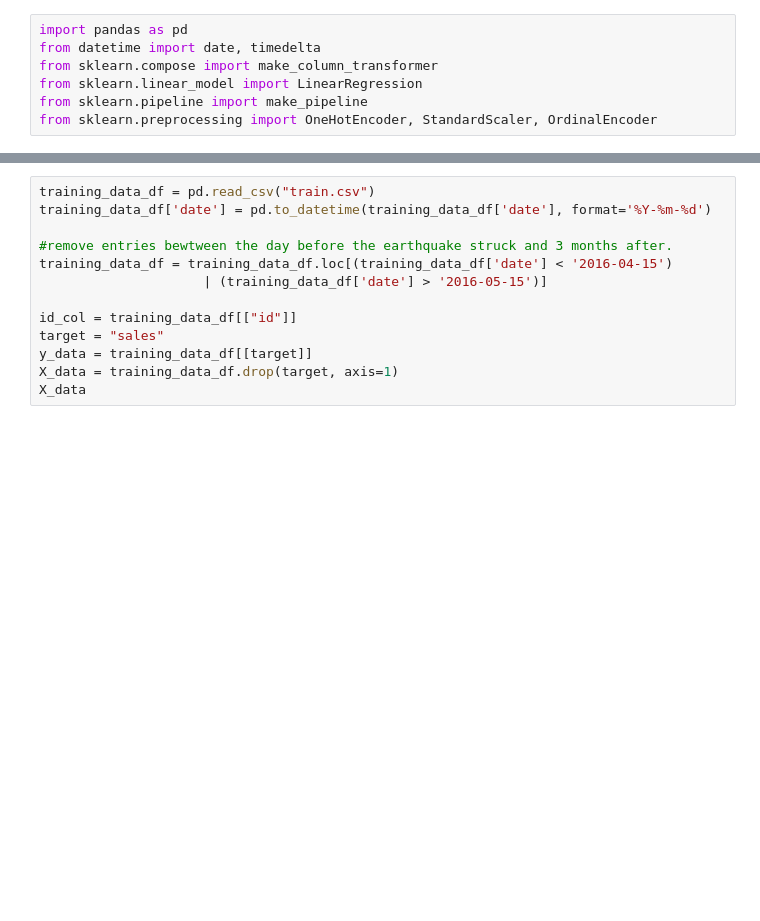
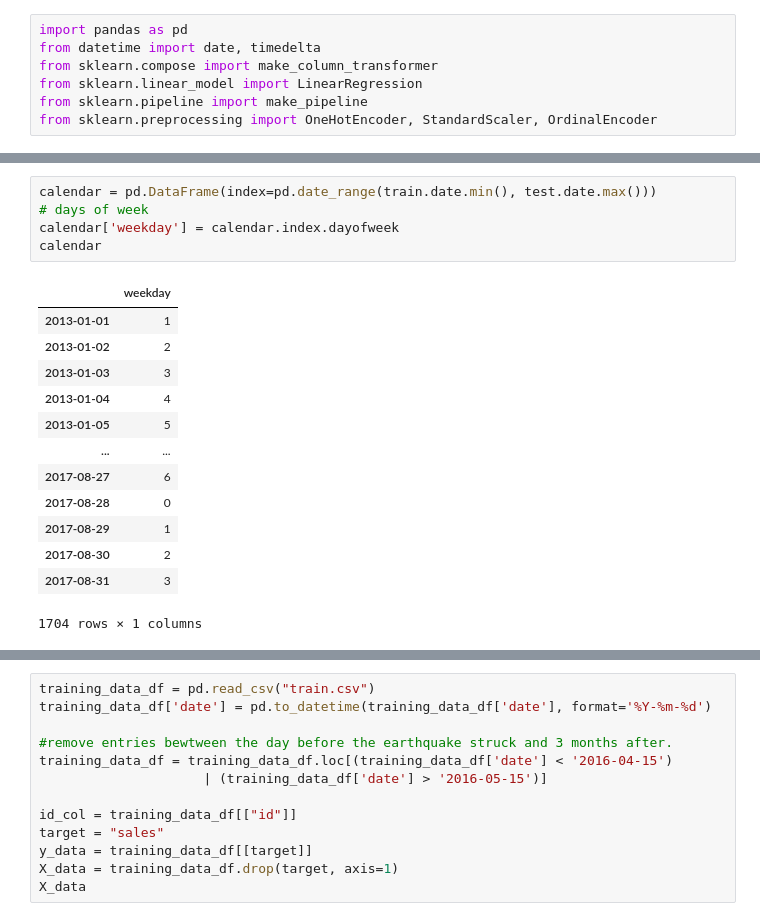
Before and after one commit to Nibroc00/Store-Sales-Machine-Learning, a Jupyter notebook: CS4320Project.ipynb, the cells around one changed output, grey strips where cells are left out. Drawn from its saved outputs; the diff is of its cells as text; blank space fills up the shorter version.

```diff
--- a/CS4320Project.ipynb
+++ b/CS4320Project.ipynb
@@ -9,0 +48,19 @@ from sklearn.preprocessing import OneHotEncoder, StandardScaler, OrdinalEncoder
+# %%
+calendar = pd.DataFrame(index=pd.date_range(train.date.min(), test.date.max()))
+# days of week
+calendar['weekday'] = calendar.index.dayofweek
+calendar
+# %% [output]
+|  | weekday |
+| 2013-01-01 | 1 |
+| 2013-01-02 | 2 |
+| 2013-01-03 | 3 |
+| 2013-01-04 | 4 |
+| 2013-01-05 | 5 |
+| ... | ... |
+| 2017-08-27 | 6 |
+| 2017-08-28 | 0 |
+| 2017-08-29 | 1 |
+| 2017-08-30 | 2 |
+| 2017-08-31 | 3 |
+1704 rows × 1 columns
```
Also changed, not shown: parts of 9 cells of this notebook, 1 other file.
